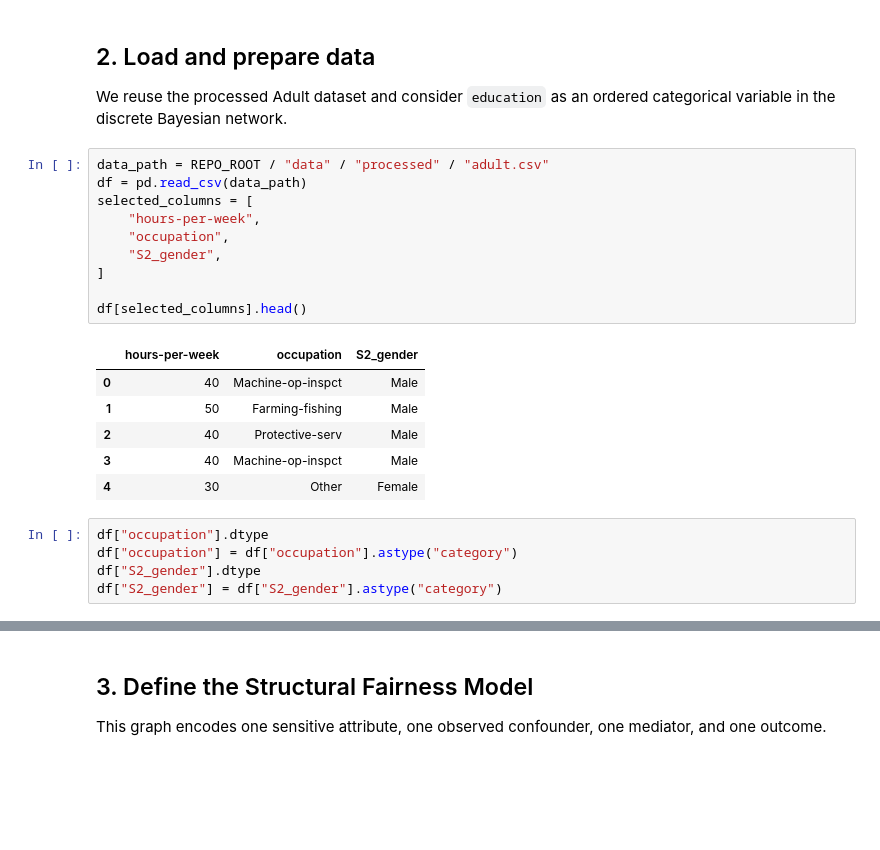
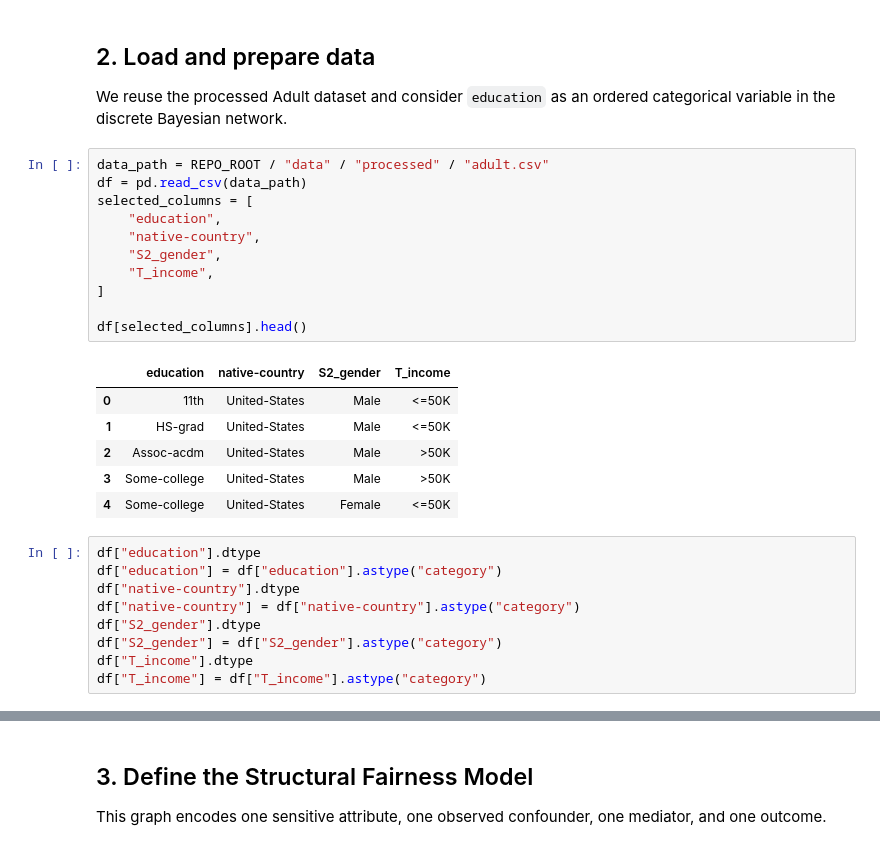
Before and after one commit to Erhtric/fairmind-causal-fairness-analysis, a Jupyter notebook: notebooks/adult_dataset_example_6.ipynb, the cells around one changed output, grey strips where cells are left out. Saved outputs shown, nothing was run; the diff lists cells and outputs as text; blank space fills up the shorter version.

```diff
--- a/notebooks/adult_dataset_example_6.ipynb
+++ b/notebooks/adult_dataset_example_6.ipynb
@@ -63,22 +76,27 @@ We reuse the processed Adult dataset and consider `education` as an ordered cate
 # %%
 data_path = REPO_ROOT / "data" / "processed" / "adult.csv"
 df = pd.read_csv(data_path)
 selected_columns = [
-    "hours-per-week",
-    "occupation",
+    "education",
+    "native-country",
     "S2_gender",
+    "T_income",
 ]
 
 df[selected_columns].head()
 # %% [output]
-|  | hours-per-week | occupation | S2_gender |
-| 0 | 40 | Machine-op-inspct | Male |
-| 1 | 50 | Farming-fishing | Male |
-| 2 | 40 | Protective-serv | Male |
-| 3 | 40 | Machine-op-inspct | Male |
-| 4 | 30 | Other | Female |
+|  | education | native-country | S2_gender | T_income |
+| 0 | 11th | United-States | Male | <=50K |
+| 1 | HS-grad | United-States | Male | <=50K |
+| 2 | Assoc-acdm | United-States | Male | >50K |
+| 3 | Some-college | United-States | Male | >50K |
+| 4 | Some-college | United-States | Female | <=50K |
 # %%
-df["occupation"].dtype
-df["occupation"] = df["occupation"].astype("category")
+df["education"].dtype
+df["education"] = df["education"].astype("category")
+df["native-country"].dtype
+df["native-country"] = df["native-country"].astype("category")
 df["S2_gender"].dtype
 df["S2_gender"] = df["S2_gender"].astype("category")
+df["T_income"].dtype
+df["T_income"] = df["T_income"].astype("category")
```
Also changed, not shown: parts of 39 cells of this notebook, 11 other files.
